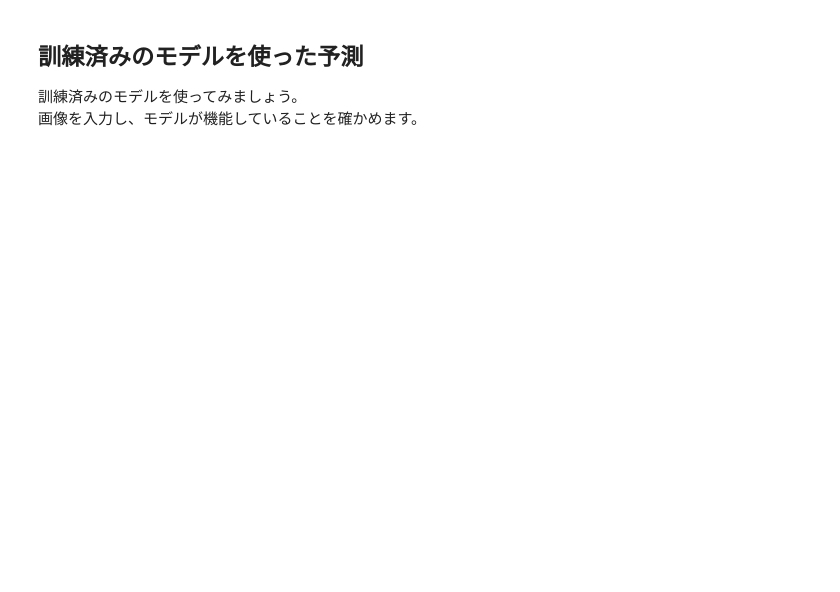
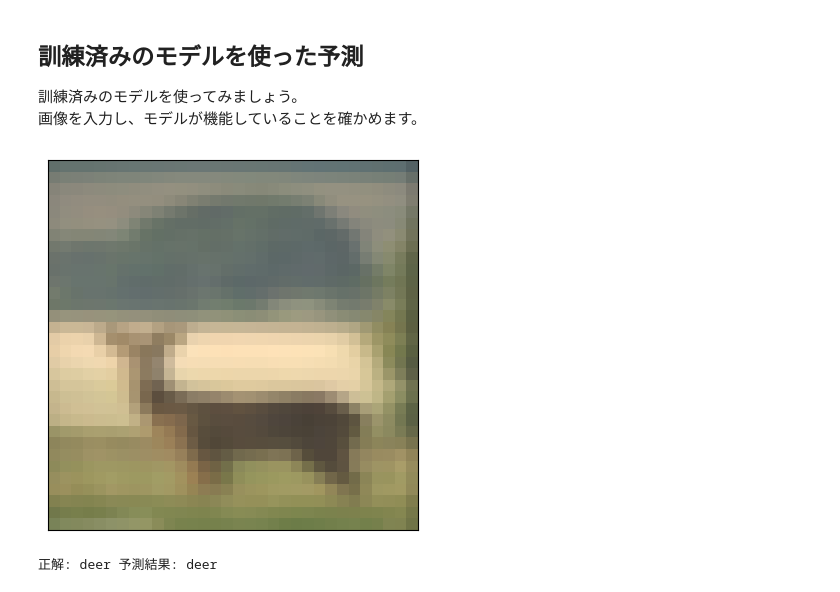
Before and after one commit to terumi-m/lecture_pytorch, a Jupyter notebook: lecture4/cnn.ipynb, the cells around one changed output. Drawn from its saved outputs; the diff is of its cells as text; code cells hidden in the pictures; blank space fills up the shorter version.

```diff
--- a/lecture4/cnn.ipynb
+++ b/lecture4/cnn.ipynb
@@ -150,7 +162,7 @@ record_loss_train = []
 record_loss_test = []
 
 # 学習
-x_test, t_test = iter(test_loader).next()
+x_test, t_test = next(iter(test_loader))
 x_test, t_test = x_test.cuda(), t_test.cuda()
 for i in range(20):  # 20エポック学習
     net.train()  # 訓練モード
@@ -206,14 +243,17 @@ print("正解率:", str(correct/total*100) + "%")
 # %%
 cifar10_loader = DataLoader(cifar10_test, batch_size=1, shuffle=True)
 dataiter = iter(cifar10_loader)
-images, labels = dataiter.next()  # サンプルを1つだけ取り出す
+images, labels = next(dataiter)  # サンプルを1つだけ取り出す
 
 plt.imshow(np.transpose(images[0], (1, 2, 0)))  # チャンネルを一番後ろに
 plt.tick_params(labelbottom=False, labelleft=False, bottom=False, left=False)  # ラベルとメモリを非表示に
 plt.show()
 
 net.eval()  # 評価モード
 x, t = images.cuda(), labels.cuda()  # GPU対応
 y = net(x)
 print("正解:", cifar10_classes[labels[0]],
       "予測結果:", cifar10_classes[y.argmax().item()])
+# %% [output]
+[figure, added]
+正解: deer 予測結果: deer
```
Also changed, not shown: parts of 7 cells of this notebook.
